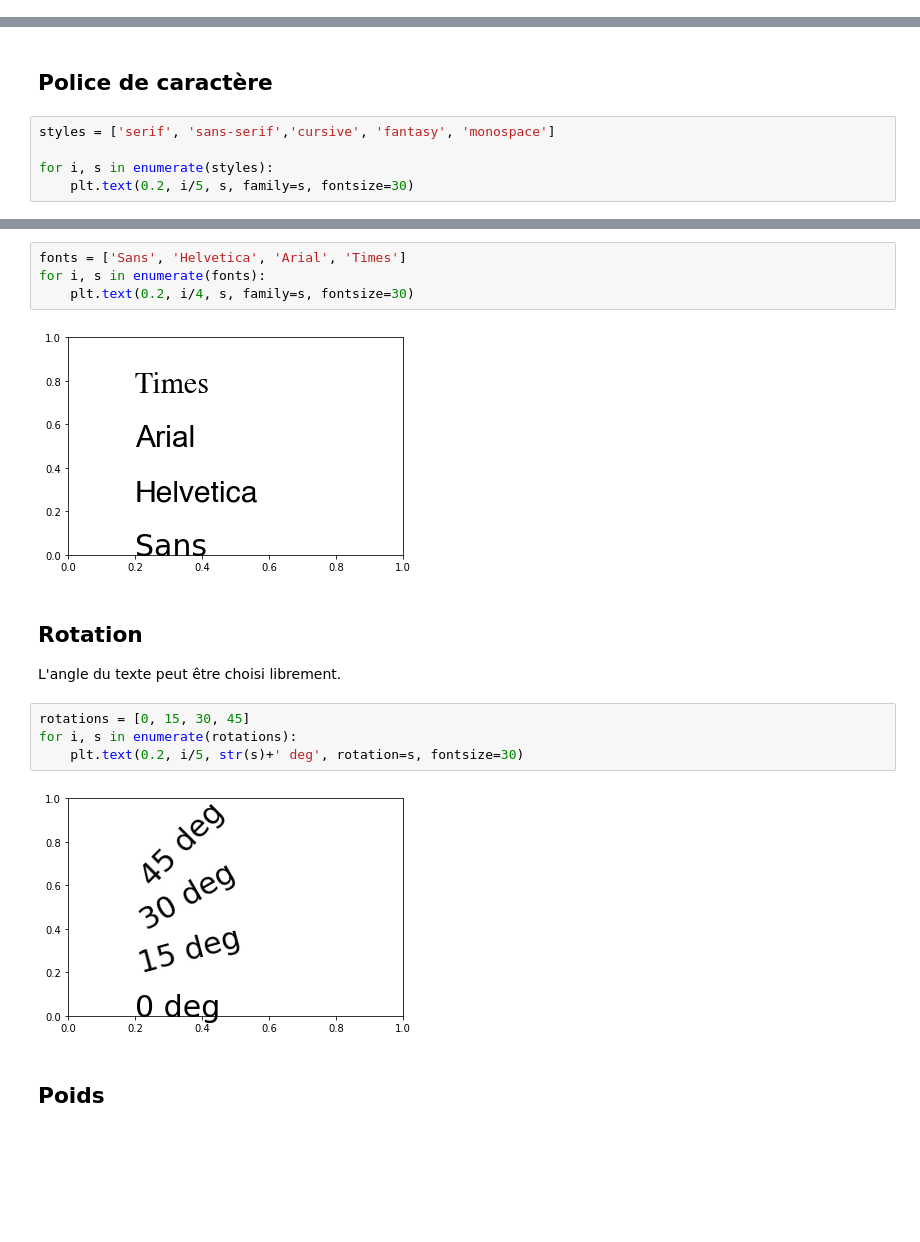
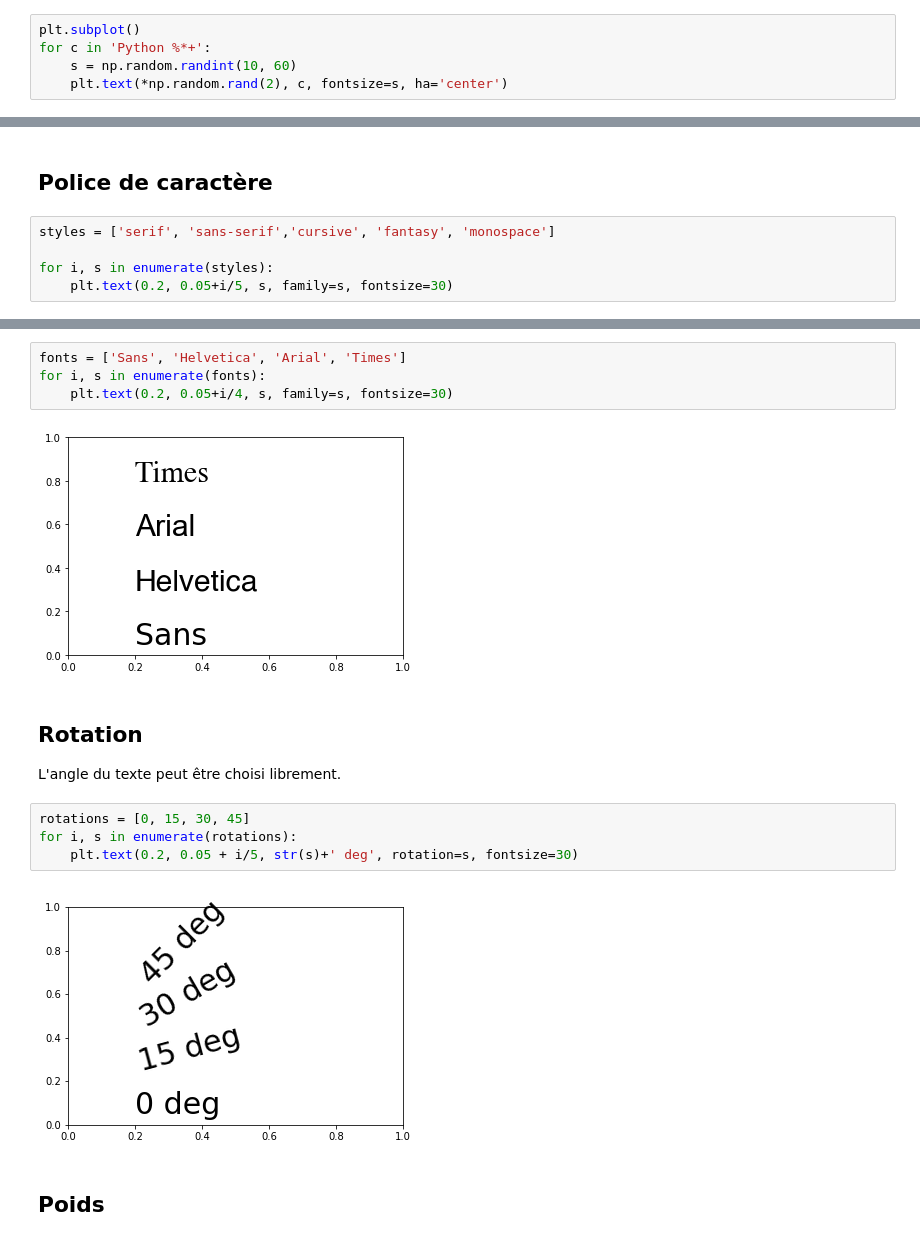
Before and after one commit to rasql/edunum, a Jupyter notebook: doc/plot/text.ipynb, the cells around one changed output, grey strips where cells are left out. Saved outputs shown, nothing was run; the diff lists cells and outputs as text; blank space fills up the shorter version.

```diff
--- a/doc/plot/text.ipynb
+++ b/doc/plot/text.ipynb
@@ -110,0 +50,5 @@ t = plt.xlabel('my data', fontsize=14, color='red')
+# %%
+plt.subplot()
+for c in 'Python %*+':
+    s = np.random.randint(10, 60)
+    plt.text(*np.random.rand(2), c, fontsize=s, ha='center')
@@ -147,5 +87,5 @@ Text(2, 2, 'annotate')
 styles = ['serif', 'sans-serif','cursive', 'fantasy', 'monospace']
 
 for i, s in enumerate(styles):
-    plt.text(0.2, i/5, s, family=s, fontsize=30)
+    plt.text(0.2, 0.05+i/5, s, family=s, fontsize=30)
 # %% [output]
@@ -153,9 +93,9 @@ for i, s in enumerate(styles):
 # %%
 fonts = ['Sans', 'Helvetica', 'Arial', 'Times']
 for i, s in enumerate(fonts):
-    plt.text(0.2, i/4, s, family=s, fontsize=30)
+    plt.text(0.2, 0.05+i/4, s, family=s, fontsize=30)
 # %% [output]
-[figure, old version]
+[figure, new version]
 # %% [markdown]
 ## Rotation
 
@@ -163,9 +103,9 @@ L'angle du texte peut être choisi librement.
 # %%
 rotations = [0, 15, 30, 45]
 for i, s in enumerate(rotations):
-    plt.text(0.2, i/5, str(s)+' deg', rotation=s, fontsize=30)
+    plt.text(0.2, 0.05 + i/5, str(s)+' deg', rotation=s, fontsize=30)
 # %% [output]
-[figure, old version]
+[figure, new version]
 # %% [markdown]
 ## Poids
 # %%
```
Also changed, not shown: parts of 21 cells of this notebook, 11 other files.
